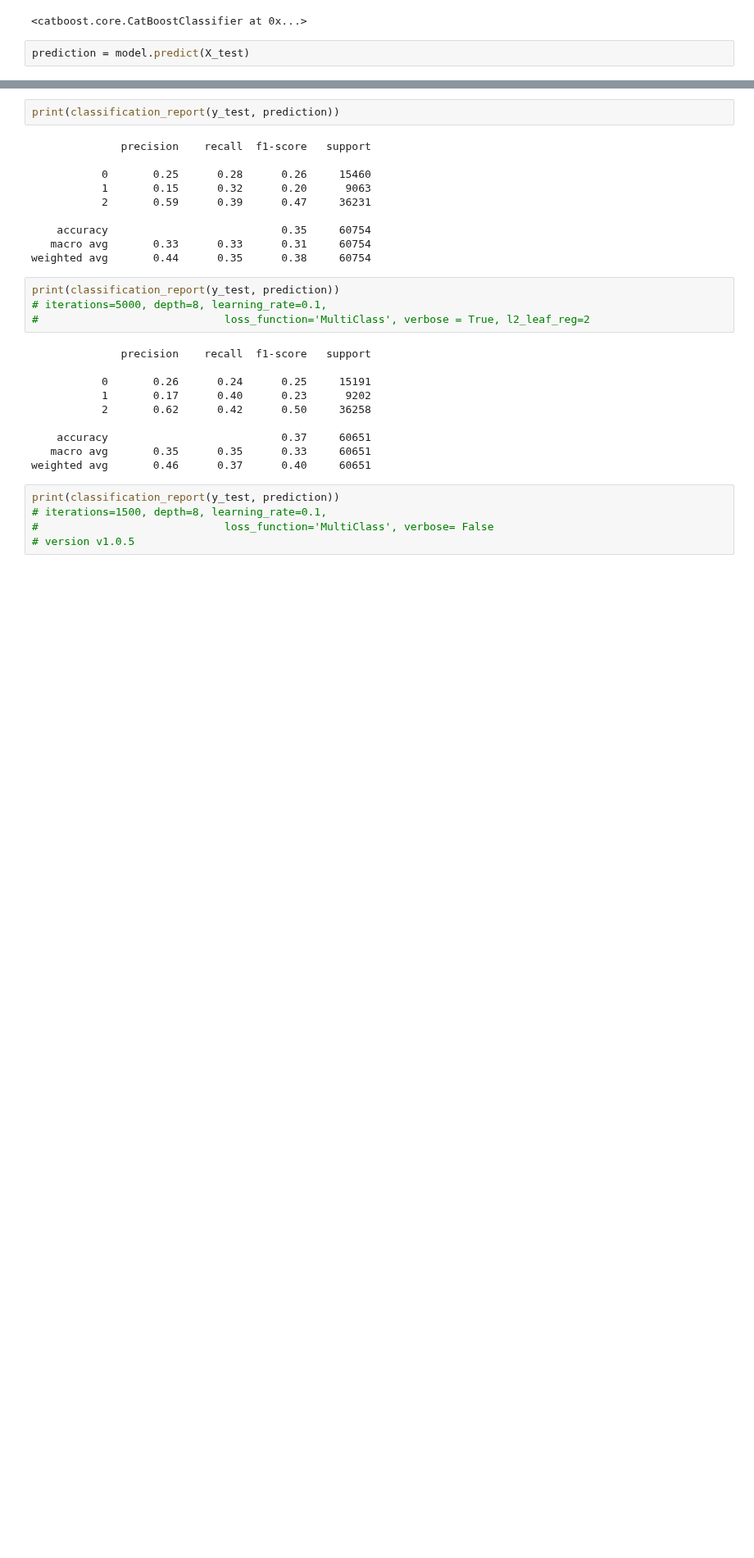
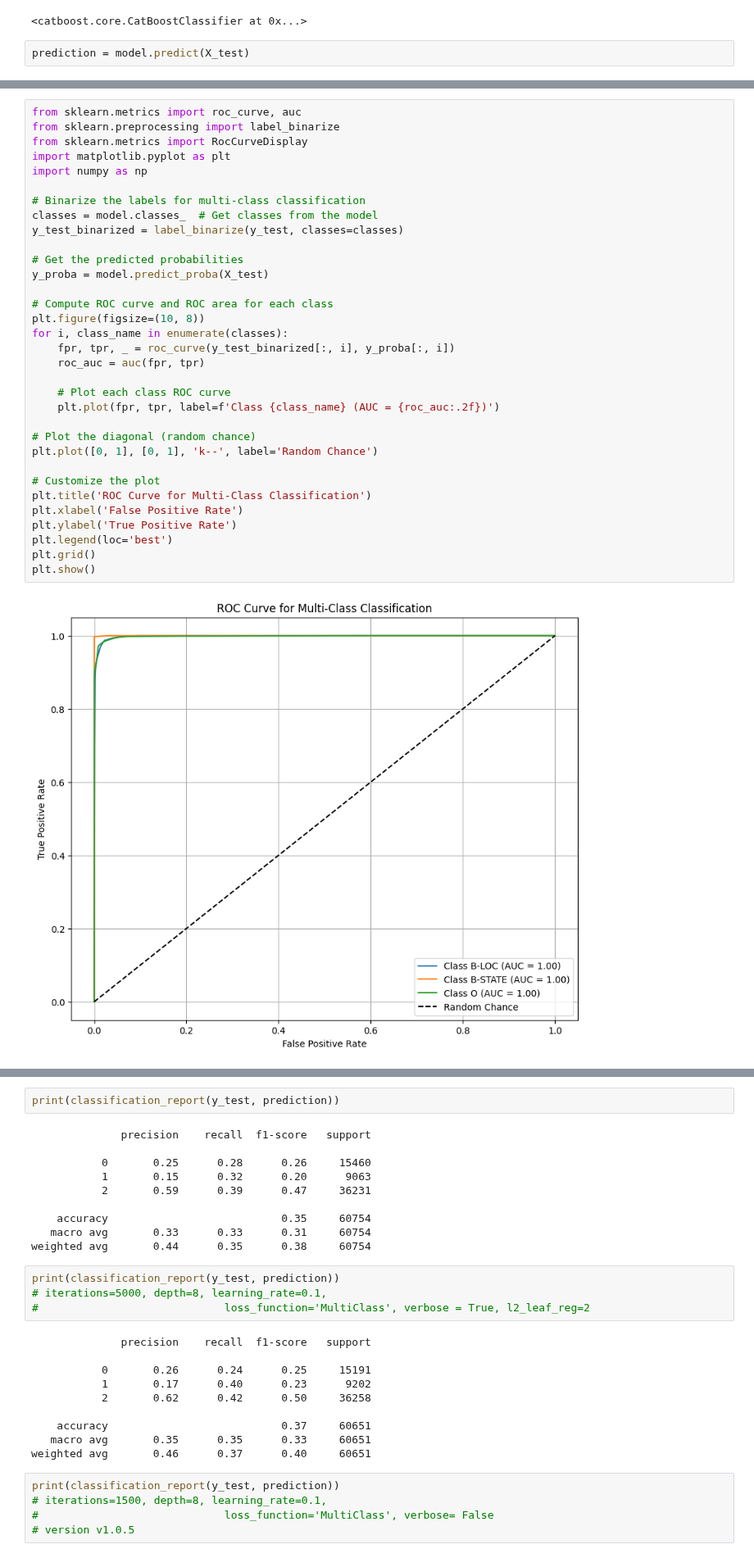
Before and after one commit to ehabsuliman/ROADWATCH, a Jupyter notebook: Road/RW.ipynb, the cells around one changed output, grey strips where cells are left out. Shown at 82% size. Cells and saved outputs as stored; diff of their text form; blank space fills up the shorter version.

```diff
--- a/Road/RW.ipynb
+++ b/Road/RW.ipynb
@@ -717,0 +788,35 @@ prediction = model.predict(X_test)
+# %%
+from sklearn.metrics import roc_curve, auc
+from sklearn.preprocessing import label_binarize
+from sklearn.metrics import RocCurveDisplay
+import matplotlib.pyplot as plt
+import numpy as np
+
+# Binarize the labels for multi-class classification
+classes = model.classes_  # Get classes from the model
+y_test_binarized = label_binarize(y_test, classes=classes)
+
+# Get the predicted probabilities
+y_proba = model.predict_proba(X_test)
+
+# Compute ROC curve and ROC area for each class
+plt.figure(figsize=(10, 8))
+for i, class_name in enumerate(classes):
+    fpr, tpr, _ = roc_curve(y_test_binarized[:, i], y_proba[:, i])
+    roc_auc = auc(fpr, tpr)
+
+    # Plot each class ROC curve
+    plt.plot(fpr, tpr, label=f'Class {class_name} (AUC = {roc_auc:.2f})')
+
+# Plot the diagonal (random chance)
+plt.plot([0, 1], [0, 1], 'k--', label='Random Chance')
+
+# Customize the plot
+plt.title('ROC Curve for Multi-Class Classification')
+plt.xlabel('False Positive Rate')
+plt.ylabel('True Positive Rate')
+plt.legend(loc='best')
+plt.grid()
+plt.show()
+# %% [output]
+[figure, added]
```
Also changed, not shown: parts of 17 cells of this notebook, 12 other files.
